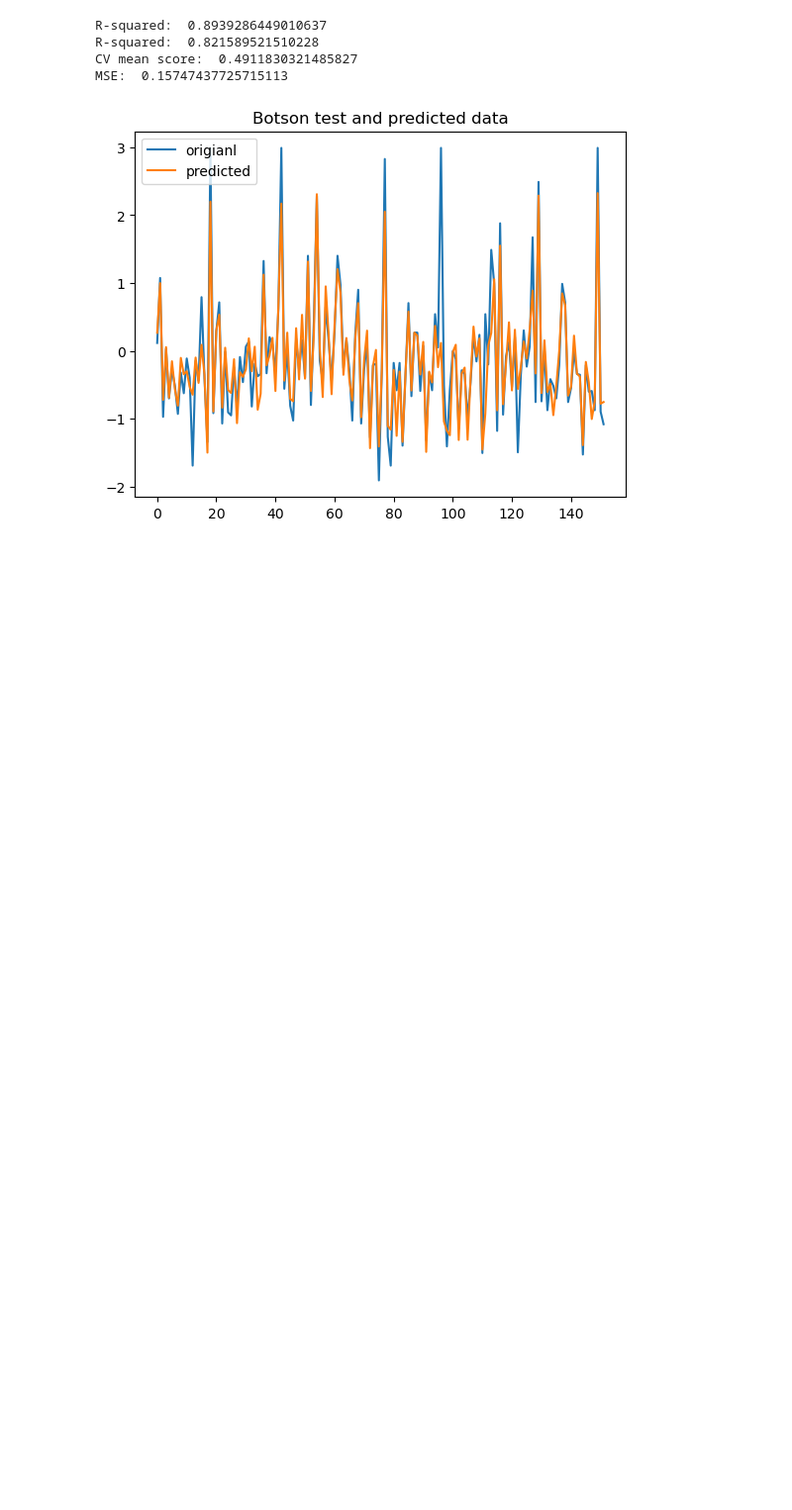
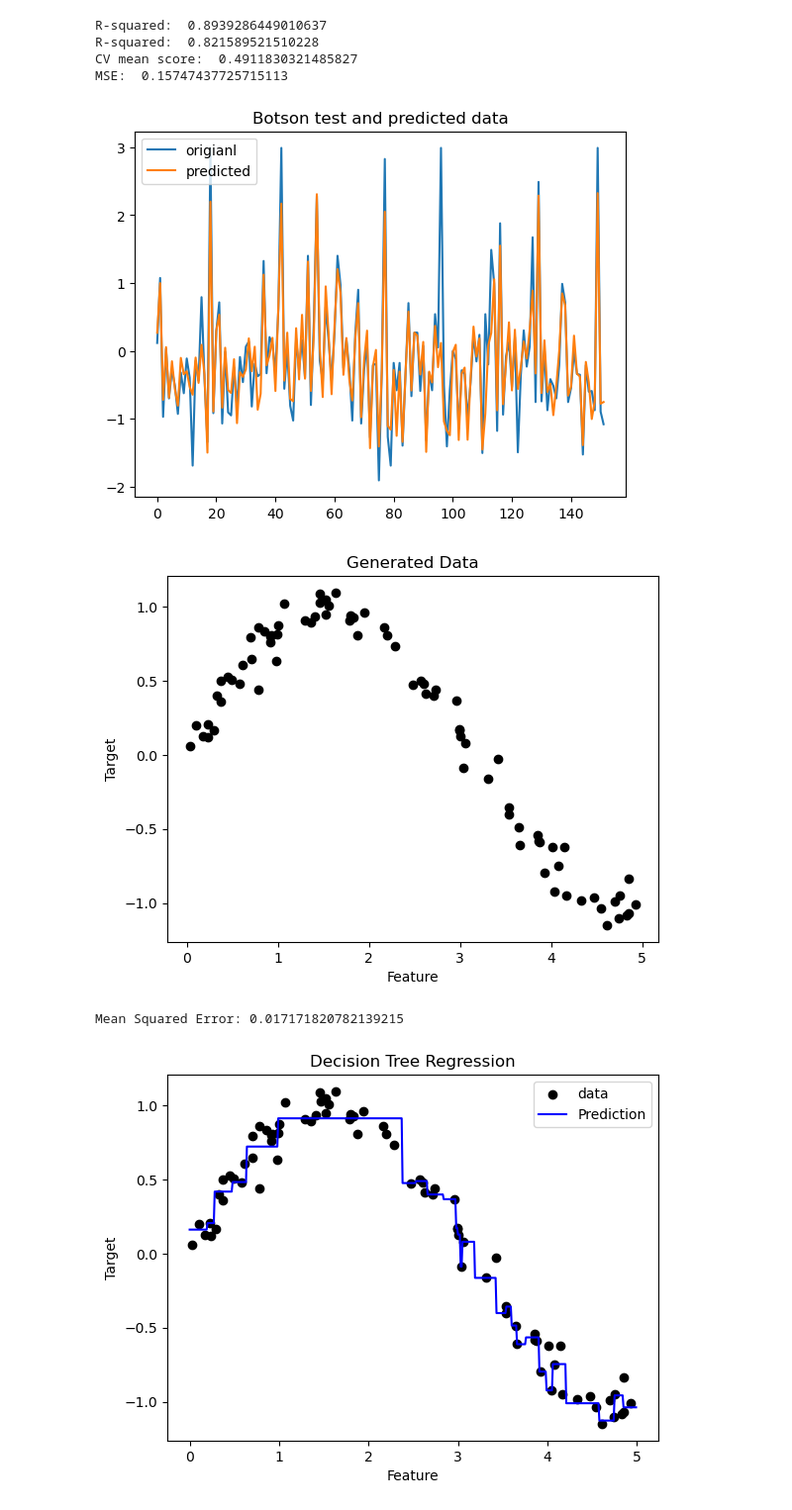
Before and after one commit to YangGuiBee/ML, a Jupyter notebook: TextBook-06/ex06.ipynb, the cells around one changed output. Shown at 99% size. Drawn from its saved outputs; the diff is of its cells as text; code cells hidden in the pictures; blank space fills up the shorter version.

```diff
--- a/TextBook-06/ex06.ipynb
+++ b/TextBook-06/ex06.ipynb
@@ -794,3 +794,54 @@ R-squared:  0.821589521510228
 CV mean score:  0.4911830321485827
 MSE:  0.15747437725715113
 [figure]
+# %%
+##########################################################
+# 6강 : Decision Tree Regression
+##########################################################
+import numpy as np
+import matplotlib.pyplot as plt
+from sklearn.tree import DecisionTreeRegressor
+from sklearn.model_selection import train_test_split
+from sklearn.metrics import mean_squared_error
+
+# 예제 데이터를 생성 (비선형 관계 데이터)
+np.random.seed(42)
+X = np.sort(5 * np.random.rand(80, 1), axis=0)
+y = np.sin(X).ravel() + np.random.randn(80) * 0.1
+
+# 데이터 시각화
+plt.scatter(X, y, color="black", label="data")
+plt.title("Generated Data")
+plt.xlabel("Feature")
+plt.ylabel("Target")
+plt.show()
+
+# 학습/테스트 데이터 분할 (70% 훈련, 30% 테스트)
+X_train, X_test, y_train, y_test = train_test_split(X, y, test_size=0.3, random_state=42)
+
+# 결정 트리 회귀 모델 생성 및 학습 (최대 깊이 5)
+tree_reg = DecisionTreeRegressor(max_depth=5, random_state=42)
+tree_reg.fit(X_train, y_train)
+
+# 테스트 데이터에 대한 예측
+y_pred = tree_reg.predict(X_test)
+
+# 모델 성능 평가 (평균 제곱 오차)
+mse = mean_squared_error(y_test, y_pred)
+print(f"Mean Squared Error: {mse}")
+
+# 결정 트리 모델의 예측 시각화
+X_grid = np.arange(0.0, 5.0, 0.01).reshape(-1, 1)  # 예측을 위한 X 범위 생성
+y_grid_pred = tree_reg.predict(X_grid)
+
+plt.scatter(X, y, color="black", label="data")
+plt.plot(X_grid, y_grid_pred, color="blue", label="Prediction")
+plt.title("Decision Tree Regression")
+plt.xlabel("Feature")
+plt.ylabel("Target")
+plt.legend()
+plt.show()
+# %% [output]
+[figure, added]
+Mean Squared Error: 0.017171820782139215
+[figure, added]
```
Also changed, not shown: parts of 3 cells of this notebook.
